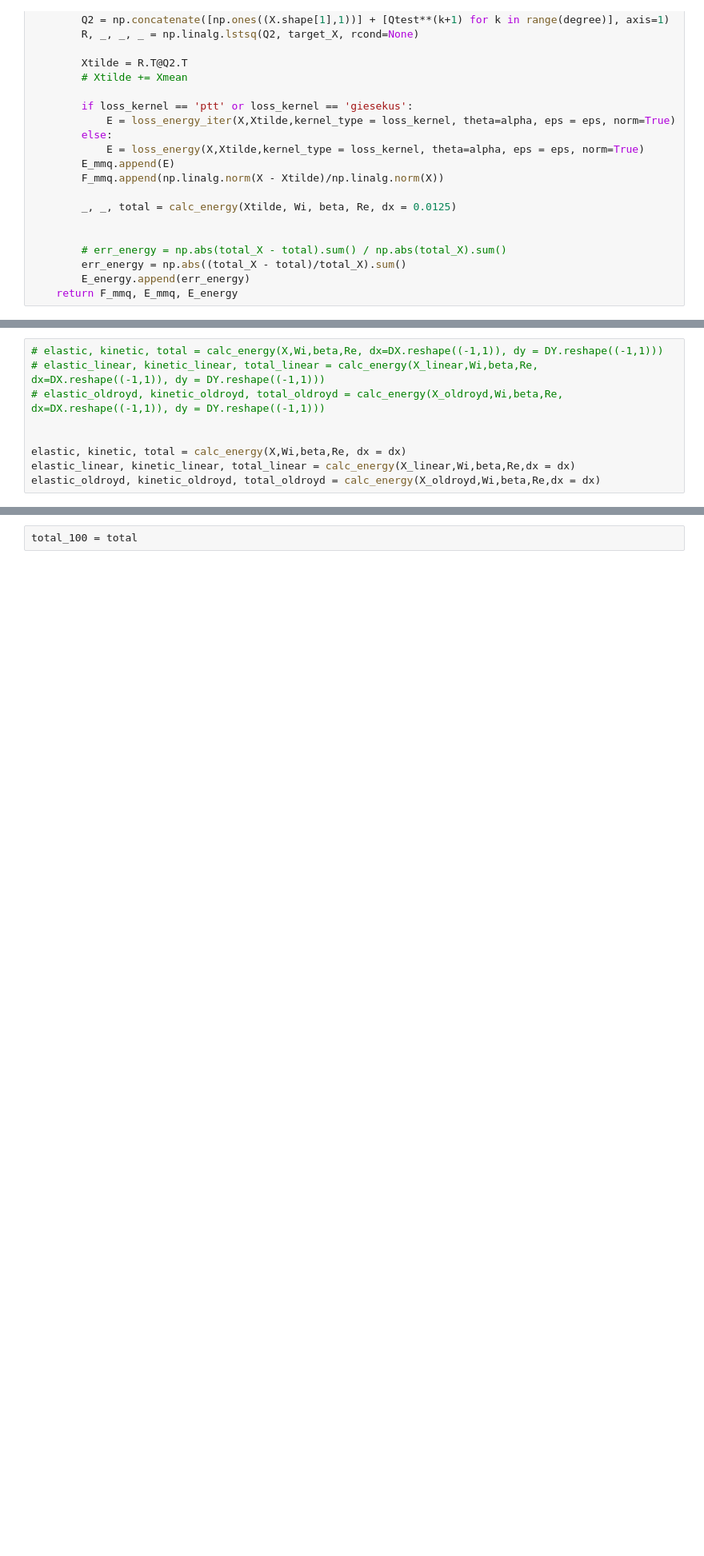
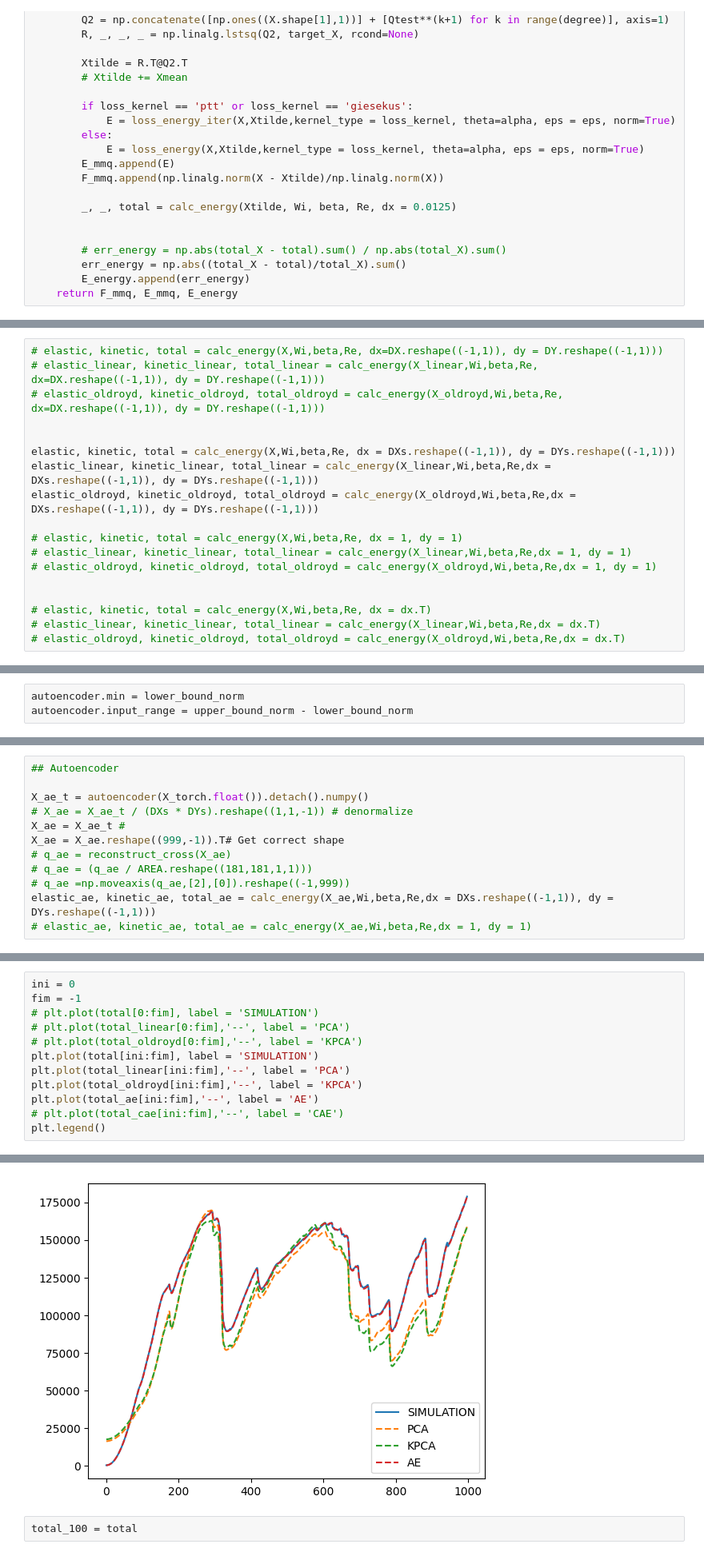
Before and after one commit to fabioamaral08/reduction-methods, a Jupyter notebook: test_single_sim.ipynb, the cells around one changed output, grey strips where cells are left out. Shown at 80% size. Cells and saved outputs as stored; diff of their text form; blank space fills up the shorter version.

```diff
--- a/test_single_sim.ipynb
+++ b/test_single_sim.ipynb
@@ -242,6 +526,15 @@ X_oldroyd = R.T@Q2.T
 # elastic_oldroyd, kinetic_oldroyd, total_oldroyd = calc_energy(X_oldroyd,Wi,beta,Re, dx=DX.reshape((-1,1)), dy = DY.reshape((-1,1)))
 
 
-elastic, kinetic, total = calc_energy(X,Wi,beta,Re, dx = dx)
-elastic_linear, kinetic_linear, total_linear = calc_energy(X_linear,Wi,beta,Re,dx = dx)
-elastic_oldroyd, kinetic_oldroyd, total_oldroyd = calc_energy(X_oldroyd,Wi,beta,Re,dx = dx)
+elastic, kinetic, total = calc_energy(X,Wi,beta,Re, dx = DXs.reshape((-1,1)), dy = DYs.reshape((-1,1)))
+elastic_linear, kinetic_linear, total_linear = calc_energy(X_linear,Wi,beta,Re,dx = DXs.reshape((-1,1)), dy = DYs.reshape((-1,1)))
+elastic_oldroyd, kinetic_oldroyd, total_oldroyd = calc_energy(X_oldroyd,Wi,beta,Re,dx = DXs.reshape((-1,1)), dy = DYs.reshape((-1,1)))
+
+# elastic, kinetic, total = calc_energy(X,Wi,beta,Re, dx = 1, dy = 1)
+# elastic_linear, kinetic_linear, total_linear = calc_energy(X_linear,Wi,beta,Re,dx = 1, dy = 1)
+# elastic_oldroyd, kinetic_oldroyd, total_oldroyd = calc_energy(X_oldroyd,Wi,beta,Re,dx = 1, dy = 1)
+
+
+# elastic, kinetic, total = calc_energy(X,Wi,beta,Re, dx = dx.T)
+# elastic_linear, kinetic_linear, total_linear = calc_energy(X_linear,Wi,beta,Re,dx = dx.T)
+# elastic_oldroyd, kinetic_oldroyd, total_oldroyd = calc_energy(X_oldroyd,Wi,beta,Re,dx = dx.T)
@@ -255,0 +588,3 @@ plt.legend()
+# %%
+autoencoder.min = lower_bound_norm
+autoencoder.input_range = upper_bound_norm - lower_bound_norm
@@ -255,0 +603,12 @@ plt.legend()
+# %%
+## Autoencoder
+
+X_ae_t = autoencoder(X_torch.float()).detach().numpy()
+# X_ae = X_ae_t / (DXs * DYs).reshape((1,1,-1)) # denormalize
+X_ae = X_ae_t #
+X_ae = X_ae.reshape((999,-1)).T# Get correct shape
+# q_ae = reconstruct_cross(X_ae)
+# q_ae = (q_ae / AREA.reshape((181,181,1,1)))
+# q_ae =np.moveaxis(q_ae,[2],[0]).reshape((-1,999))
+elastic_ae, kinetic_ae, total_ae = calc_energy(X_ae,Wi,beta,Re,dx = DXs.reshape((-1,1)), dy = DYs.reshape((-1,1)))
+# elastic_ae, kinetic_ae, total_ae = calc_energy(X_ae,Wi,beta,Re,dx = 1, dy = 1)
@@ -255,0 +648,13 @@ plt.legend()
+# %%
+ini = 0
+fim = -1
+# plt.plot(total[0:fim], label = 'SIMULATION')
+# plt.plot(total_linear[0:fim],'--', label = 'PCA')
+# plt.plot(total_oldroyd[0:fim],'--', label = 'KPCA')
+plt.plot(total[ini:fim], label = 'SIMULATION')
+plt.plot(total_linear[ini:fim],'--', label = 'PCA')
+plt.plot(total_oldroyd[ini:fim],'--', label = 'KPCA')
+plt.plot(total_ae[ini:fim],'--', label = 'AE')
+# plt.plot(total_cae[ini:fim],'--', label = 'CAE')
+plt.legend()
+# %% [output]
@@ -256,2 +662,3 @@ plt.legend()
+[figure, added]
 # %%
 total_100 = total
```
Also changed, not shown: parts of 64 cells of this notebook, 1 other file.
